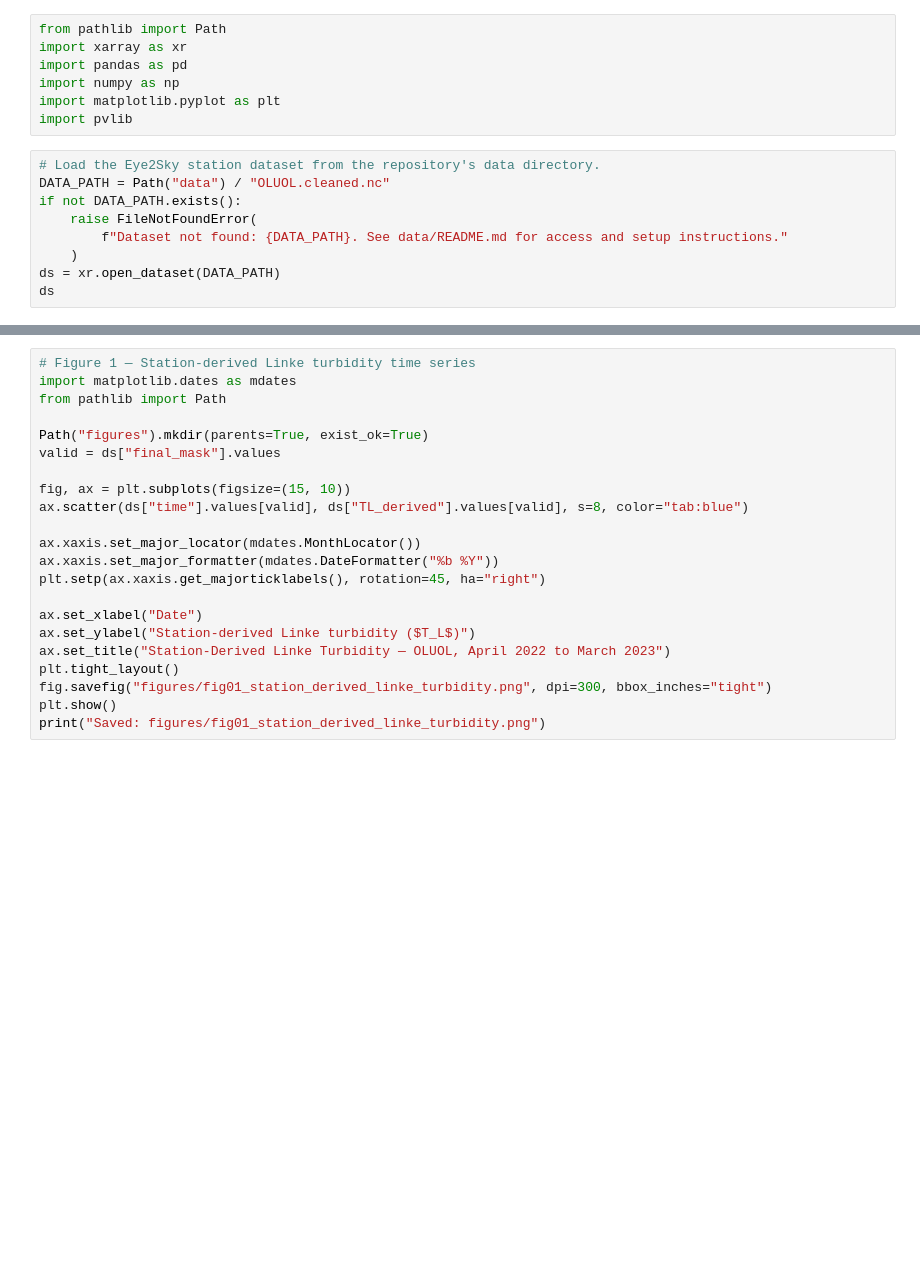
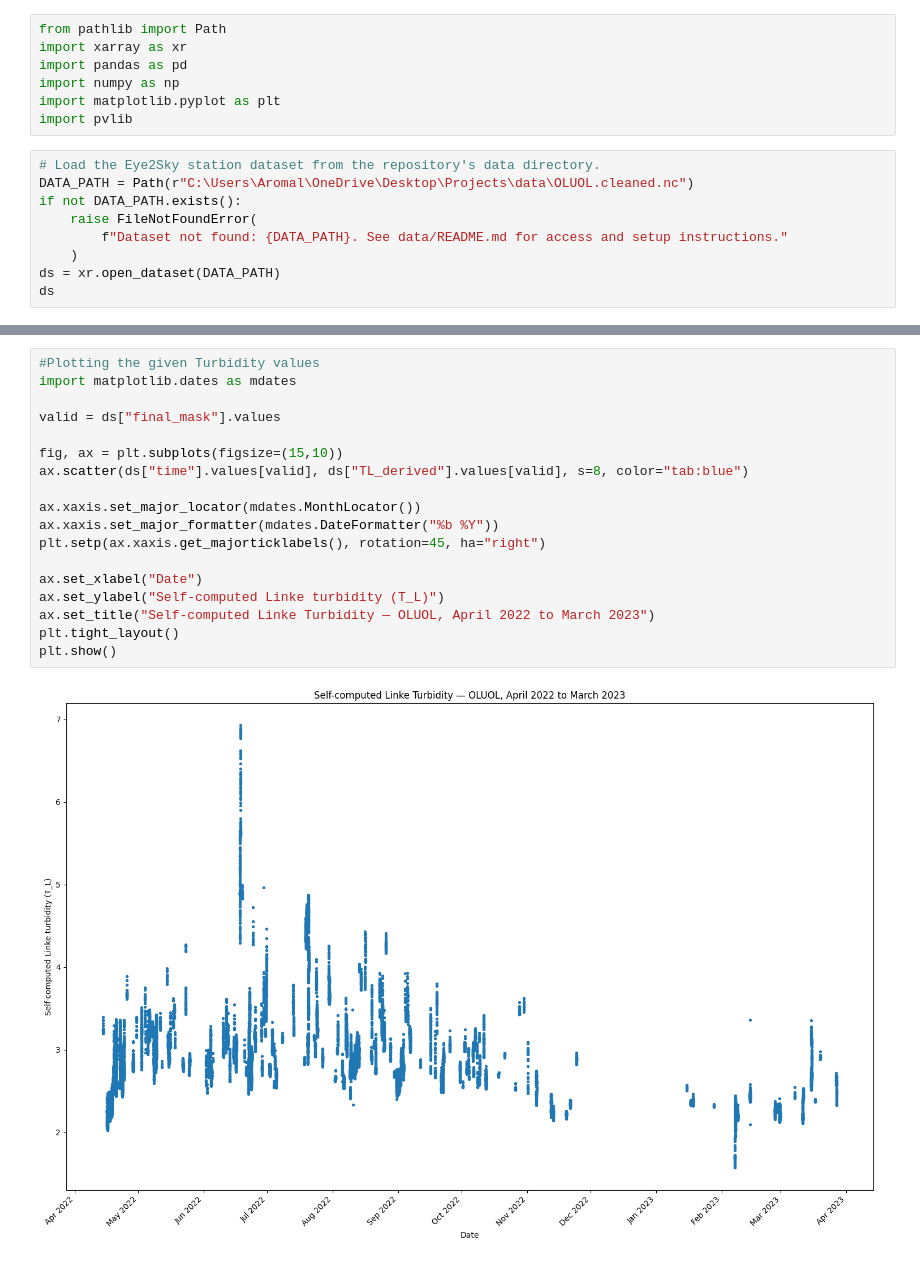
Before and after one commit to Sukumrn/linke-turbidity-validation, a Jupyter notebook: notebooks/01_linke_turbidity_exploratory.ipynb, the cells around one changed output, grey strips where cells are left out. Saved outputs shown, nothing was run; the diff lists cells and outputs as text; blank space fills up the shorter version.

```diff
--- a/notebooks/01_linke_turbidity_exploratory.ipynb
+++ b/notebooks/01_linke_turbidity_exploratory.ipynb
@@ -15,7 +7,7 @@ import matplotlib.pyplot as plt
 import pvlib
 # %%
 # Load the Eye2Sky station dataset from the repository's data directory.
-DATA_PATH = Path("data") / "OLUOL.cleaned.nc"
+DATA_PATH = Path(r"C:\Users\Aromal\OneDrive\Desktop\Projects\data\OLUOL.cleaned.nc")
 if not DATA_PATH.exists():
     raise FileNotFoundError(
         f"Dataset not found: {DATA_PATH}. See data/README.md for access and setup instructions."
@@ -128,25 +178,23 @@ print(np.nanmin(TL_derived), np.nanmax(TL_derived))
 # %%
-# Figure 1 — Station-derived Linke turbidity time series
+#Plotting the given Turbidity values
 import matplotlib.dates as mdates
-from pathlib import Path
 
-Path("figures").mkdir(parents=True, exist_ok=True)
 valid = ds["final_mask"].values
 
-fig, ax = plt.subplots(figsize=(15, 10))
+fig, ax = plt.subplots(figsize=(15,10))
 ax.scatter(ds["time"].values[valid], ds["TL_derived"].values[valid], s=8, color="tab:blue")
 
 ax.xaxis.set_major_locator(mdates.MonthLocator())
 ax.xaxis.set_major_formatter(mdates.DateFormatter("%b %Y"))
 plt.setp(ax.xaxis.get_majorticklabels(), rotation=45, ha="right")
 
 ax.set_xlabel("Date")
-ax.set_ylabel("Station-derived Linke turbidity ($T_L$)")
-ax.set_title("Station-Derived Linke Turbidity — OLUOL, April 2022 to March 2023")
+ax.set_ylabel("Self-computed Linke turbidity (T_L)")
+ax.set_title("Self-computed Linke Turbidity — OLUOL, April 2022 to March 2023")
 plt.tight_layout()
-fig.savefig("figures/fig01_station_derived_linke_turbidity.png", dpi=300, bbox_inches="tight")
 plt.show()
-print("Saved: figures/fig01_station_derived_linke_turbidity.png")
+# %% [output]
+[figure, added]
 # %%
 #Checking through the Turbidity statistics
 df = ds[["TL_derived"]].to_dataframe().dropna()
```
Also changed, not shown: parts of 32 cells of this notebook.
